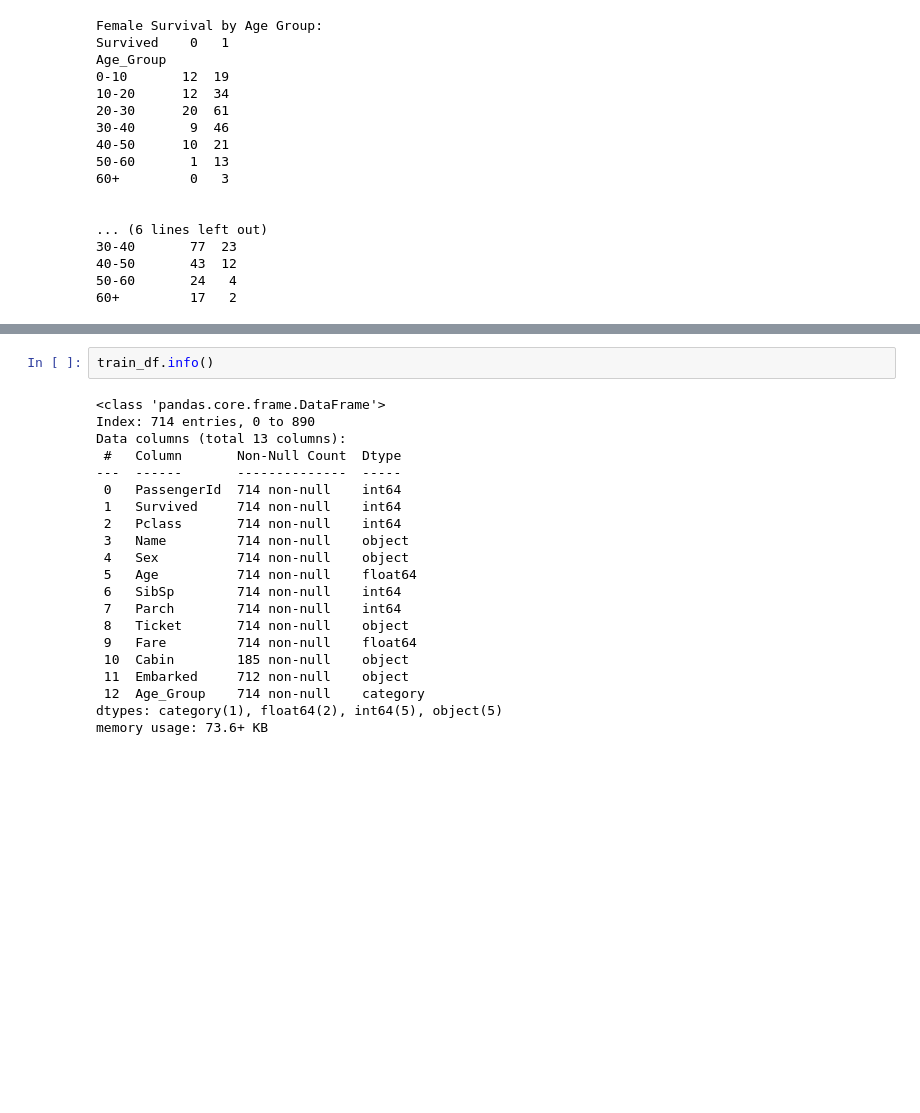
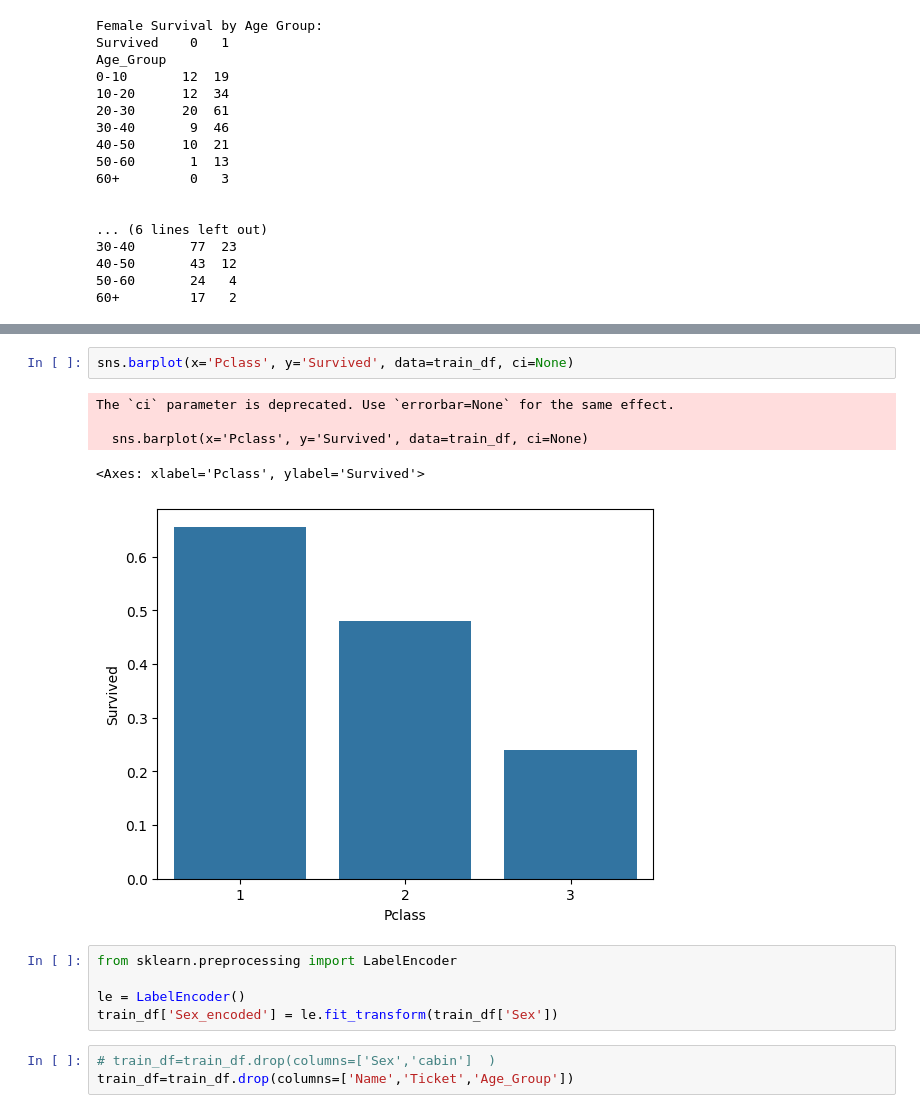
Before and after one commit to toRK25/EDUCBA, a Jupyter notebook: main.ipynb, the cells around one changed output, grey strips where cells are left out. Saved outputs shown, nothing was run; the diff lists cells and outputs as text; blank space fills up the shorter version.

```diff
--- a/main.ipynb
+++ b/main.ipynb
@@ -146,23 +135,16 @@ NaN values in Age column: 0
 # %%
-train_df.info()
+sns.barplot(x='Pclass', y='Survived', data=train_df, ci=None)
 # %% [output]
-<class 'pandas.core.frame.DataFrame'>
-Index: 714 entries, 0 to 890
-Data columns (total 13 columns):
- #   Column       Non-Null Count  Dtype
----  ------       --------------  -----
- 0   PassengerId  714 non-null    int64
- 1   Survived     714 non-null    int64
- 2   Pclass       714 non-null    int64
- 3   Name         714 non-null    object
- 4   Sex          714 non-null    object
- 5   Age          714 non-null    float64
- 6   SibSp        714 non-null    int64
- 7   Parch        714 non-null    int64
- 8   Ticket       714 non-null    object
- 9   Fare         714 non-null    float64
- 10  Cabin        185 non-null    object
- 11  Embarked     712 non-null    object
- 12  Age_Group    714 non-null    category
-dtypes: category(1), float64(2), int64(5), object(5)
-memory usage: 73.6+ KB
+The `ci` parameter is deprecated. Use `errorbar=None` for the same effect.
+
+  sns.barplot(x='Pclass', y='Survived', data=train_df, ci=None)
+<Axes: xlabel='Pclass', ylabel='Survived'>
+[figure, added]
+# %%
+from sklearn.preprocessing import LabelEncoder
+
+le = LabelEncoder()
+train_df['Sex_encoded'] = le.fit_transform(train_df['Sex'])
+# %%
+# train_df=train_df.drop(columns=['Sex','cabin']  )
+train_df=train_df.drop(columns=['Name','Ticket','Age_Group'])
```
Also changed, not shown: parts of 2 cells of this notebook.
